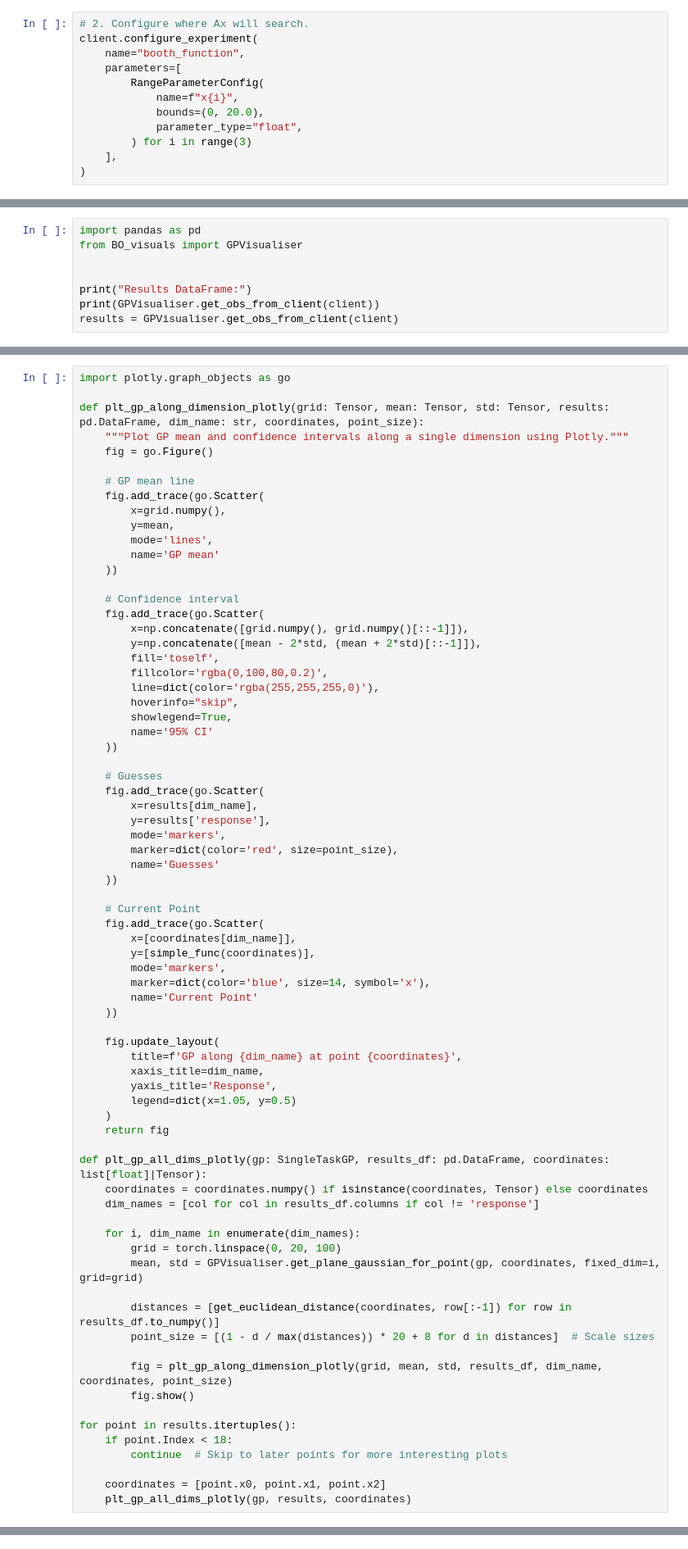
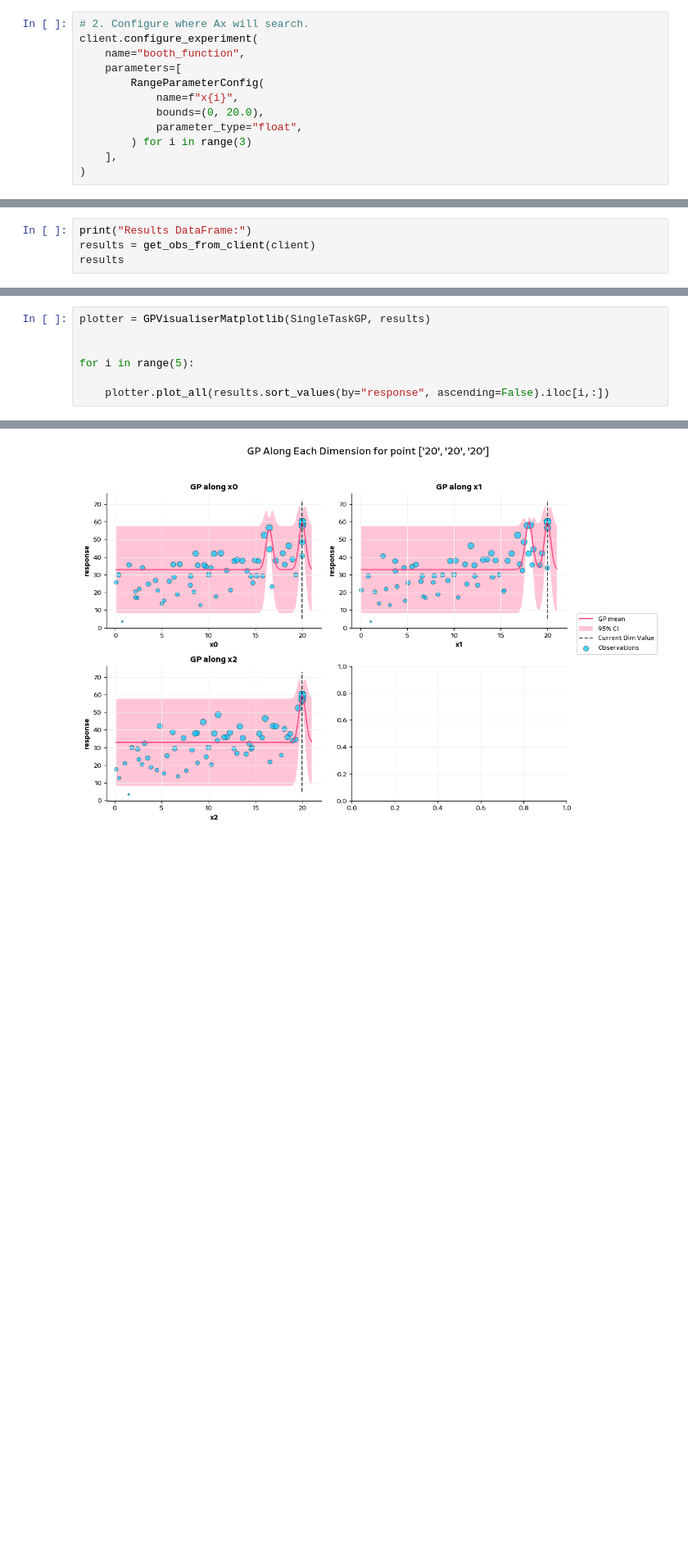
Before and after one commit to Sauciu1/BO-Coli, a Jupyter notebook: notebooks/visualisation_testing.ipynb, the cells around one changed output, grey strips where cells are left out. Shown: that part at 82% size. Drawn from its saved outputs; the diff is of its cells as text; blank space fills up the shorter version.

Commit message:
GPVisualiser stable for nb

```diff
--- a/notebooks/visualisation_testing.ipynb
+++ b/notebooks/visualisation_testing.ipynb
@@ -77,10 +76,6 @@ client.get_best_parameterization()
 # %%
-import pandas as pd
-from BO_visuals import GPVisualiser
-
-
 print("Results DataFrame:")
-print(GPVisualiser.get_obs_from_client(client))
-results = GPVisualiser.get_obs_from_client(client)
+results = get_obs_from_client(client)
+results
 # %% [output]
 Results DataFrame:
@@ -125,74 +101,8 @@ importlib
 # %%
-import plotly.graph_objects as go
+plotter = GPVisualiserMatplotlib(SingleTaskGP, results)
 
-def plt_gp_along_dimension_plotly(grid: Tensor, mean: Tensor, std: Tensor, results: pd.DataFrame, dim_name: str, coordinates, point_size):
-    """Plot GP mean and confidence intervals along a single dimension using Plotly."""
-    fig = go.Figure()
 
-    # GP mean line
-    fig.add_trace(go.Scatter(
-        x=grid.numpy(),
-        y=mean,
-        mode='lines',
-        name='GP mean'
-    ))
+for i in range(5):
 
-    # Confidence interval
-    fig.add_trace(go.Scatter(
-        x=np.concatenate([grid.numpy(), grid.numpy()[::-1]]),
-        y=np.concatenate([mean - 2*std, (mean + 2*std)[::-1]]),
-        fill='toself',
-        fillcolor='rgba(0,100,80,0.2)',
-        line=dict(color='rgba(255,255,255,0)'),
-        hoverinfo="skip",
-        showlegend=True,
-        name='95% CI'
-    ))
-
-    # Guesses
-    fig.add_trace(go.Scatter(
-        x=results[dim_name],
-        y=results['response'],
-        mode='markers',
-        marker=dict(color='red', size=point_size),
-        name='Guesses'
-    ))
-
-    # Current Point
-    fig.add_trace(go.Scatter(
-        x=[coordinates[dim_name]],
-        y=[simple_func(coordinates)],
-        mode='markers',
-        marker=dict(color='blue', size=14, symbol='x'),
-        name='Current Point'
-    ))
-
-    fig.update_layout(
-        title=f'GP along {dim_name} at point {coordinates}',
-        xaxis_title=dim_name,
-        yaxis_title='Response',
-        legend=dict(x=1.05, y=0.5)
-    )
-    return fig
-
-def plt_gp_all_dims_plotly(gp: SingleTaskGP, results_df: pd.DataFrame, coordinates: list[float]|Tensor):
-    coordinates = coordinates.numpy() if isinstance(coordinates, Tensor) else coordinates
-    dim_names = [col for col in results_df.columns if col != 'response']
-
-    for i, dim_name in enumerate(dim_names):
-        grid = torch.linspace(0, 20, 100)
-        mean, std = GPVisualiser.get_plane_gaussian_for_point(gp, coordinates, fixed_dim=i, grid=grid)
-
-        distances = [get_euclidean_distance(coordinates, row[:-1]) for row in results_df.to_numpy()]
-        point_size = [(1 - d / max(distances)) * 20 + 8 for d in distances]  # Scale sizes
-
-        fig = plt_gp_along_dimension_plotly(grid, mean, std, results_df, dim_name, coordinates, point_size)
-        fig.show()
-
-for point in results.itertuples():
-    if point.Index < 18:
-        continue  # Skip to later points for more interesting plots
-
-    coordinates = [point.x0, point.x1, point.x2]
-    plt_gp_all_dims_plotly(gp, results, coordinates)
+    plotter.plot_all(results.sort_values(by="response", ascending=False).iloc[i,:])
 # %% [output]
@@ -199,0 +113 @@ NameError: name 'gp' is not defined
+[figure, added]
```
Also changed, not shown: parts of 11 cells of this notebook, 2 other files.
